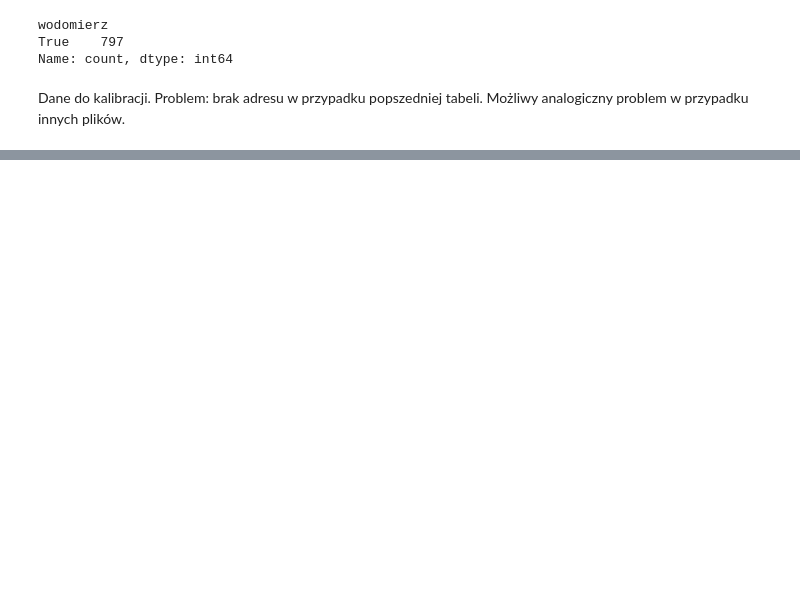
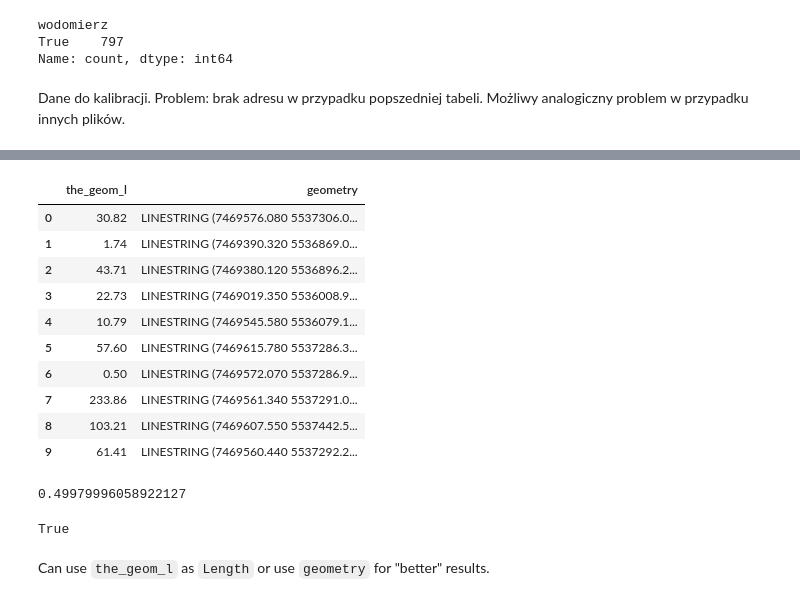
Before and after one commit to tunczyk101/System-modelling-and-simulation, a Jupyter notebook: file_parser/base_analysis.ipynb, the cells around one changed output, grey strips where cells are left out. Drawn from its saved outputs; the diff is of its cells as text; code cells hidden in the pictures; blank space fills up the shorter version.

```diff
--- a/file_parser/base_analysis.ipynb
+++ b/file_parser/base_analysis.ipynb
@@ -228,0 +330,5 @@ Problem: brak adresu w przypadku popszedniej tabeli. Możliwy analogiczny proble
+# %%
+import numpy as np
+
+
+gis = gis.replace("?", np.nan)
@@ -228,0 +355,18 @@ Problem: brak adresu w przypadku popszedniej tabeli. Możliwy analogiczny proble
+# %%
+gis[["the_geom_l", "geometry"]].head(10)  #
+# %% [output]
+|  | the_geom_l | geometry |
+| 0 | 30.82 | LINESTRING (7469576.080 5537306.0... |
+| 1 | 1.74 | LINESTRING (7469390.320 5536869.0... |
+| 2 | 43.71 | LINESTRING (7469380.120 5536896.2... |
+| 3 | 22.73 | LINESTRING (7469019.350 5536008.9... |
+| 4 | 10.79 | LINESTRING (7469545.580 5536079.1... |
+| 5 | 57.60 | LINESTRING (7469615.780 5537286.3... |
+| 6 | 0.50 | LINESTRING (7469572.070 5537286.9... |
+| 7 | 233.86 | LINESTRING (7469561.340 5537291.0... |
+| 8 | 103.21 | LINESTRING (7469607.550 5537442.5... |
+| 9 | 61.41 | LINESTRING (7469560.440 5537292.2... |
+# %%
+np.sqrt((7469572.070 - 7469571.900) ** 2 + (5537286.905 - 5537286.435) ** 2)
+# %% [output]
+0.49979996058922127
@@ -228,0 +375,9 @@ Problem: brak adresu w przypadku popszedniej tabeli. Możliwy analogiczny proble
+# %%
+gis[
+    (gis["length"] > (gis["the_geom_l"] - 0.01))
+    & (gis["length"] < (gis["the_geom_l"] + 0.01))
+].shape == gis.shape
+# %% [output]
+True
+# %% [markdown]
+Can use `the_geom_l` as `Length` or use `geometry` for "better" results.
```
Also changed, not shown: parts of 24 cells of this notebook.
